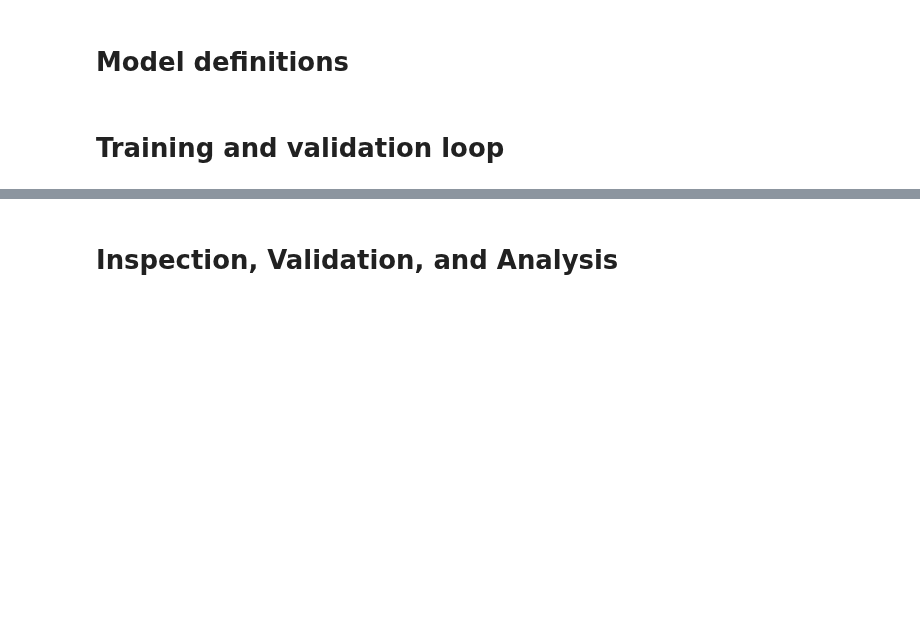
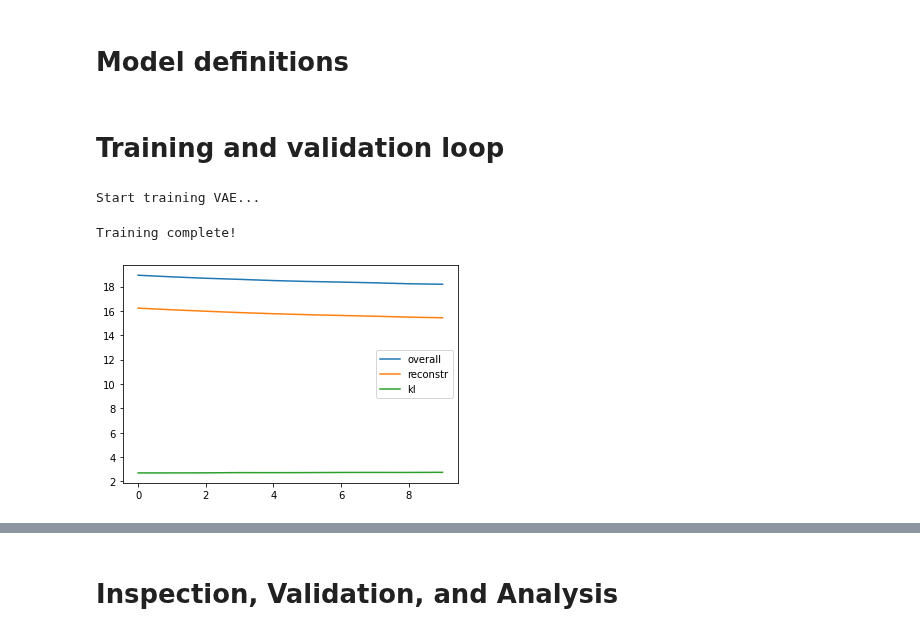
Before and after one commit to mandjevant/tue-deeplearning, a Jupyter notebook: assignments/assignment_4/assignment_4_skeleton_peter.ipynb, the cells around one changed output, grey strips where cells are left out. Saved outputs shown, nothing was run; the diff lists cells and outputs as text; code cells hidden in the pictures; blank space fills up the shorter version.

```diff
--- a/assignments/assignment_4/assignment_4_skeleton_peter.ipynb
+++ b/assignments/assignment_4/assignment_4_skeleton_peter.ipynb
@@ -117,0 +201,77 @@ examples from labeled, repr1, repr2, unlabeled
+# %%
+# write your training and validation loop here
+
+input_dim = 32*32
+hidden_dim = 50
+latent_dim = 10
+n_classes = 5
+
+encoder = Encoder(input_dim=input_dim, hidden_dim=hidden_dim, latent_dim=latent_dim)
+decoder = Decoder(latent_dim=latent_dim, hidden_dim=hidden_dim, output_dim=input_dim)
+classifier = Classifier(latent_dim=latent_dim, hidden_dim=hidden_dim, n_classes=n_classes)
+
+vae = VAE(encoder=encoder, decoder=decoder, classifier=classifier)
+# %%
+# perform training
+
+# First, train on the unlabeled data
+epochs = 10
+
+import torch.optim as optim
+from tqdm import tqdm
+
+lr = 1e-3
+optimizer = optim.Adam(vae.parameters(), lr=lr)
+
+def loss_function(x, x_reconstr, mu, log_sigma, y=None, y_pred=None):
+    reconstr_loss = nn.functional.mse_loss(x_reconstr, x, reduction='sum')
+    kl_loss = 0.5 * torch.sum(mu.pow(2) + (2*log_sigma).exp() - 2*log_sigma - 1)
+    total_loss = reconstr_loss + kl_loss
+    if y is not None and y_pred is not None:
+        # TODO: add classification loss here (cross entropy)
+        # TODO: should this also add some kind of divergence to push different classes away?????
+        pass
+    return total_loss, reconstr_loss, kl_loss
+
+def fit_unlabeled(model, dl):
+    print("Start training VAE...")
+    loss_graph = {'overall': [], 'reconstr': [], 'kl': []}
+    for epoch in tqdm(range(epochs)):
+        model.train()
+        overall_loss = 0
+        overall_reconstr_loss = 0
+        overall_kl_loss = 0
+        n_datapoints = 0
+        for x in dl:
+            optimizer.zero_grad()
+
+            # y is unused for unlabeled data
+            x_reconstr, mu, log_sigma, y = model(x)
+            loss, reconstr_loss, kl_loss = loss_function(x, x_reconstr, mu, log_sigma)
+
+            overall_loss += loss.item()
+            overall_reconstr_loss += reconstr_loss.item()
+            overall_kl_loss += kl_loss.item()
+
+            loss.backward()
+            optimizer.step()
+
+            n_datapoints += batch_size
+        loss_graph['overall'].append(overall_loss / n_datapoints)
+        loss_graph['reconstr'].append(overall_reconstr_loss / n_datapoints)
+        loss_graph['kl'].append(overall_kl_loss / n_datapoints)
+
+    print("Training complete!")
+    return loss_graph
+
+graph = fit_unlabeled(vae, DataLoader(unlabeled_ds, batch_size=batch_size, shuffle=True))
+# %% [output]
+Start training VAE...
+Training complete!
+# %%
+for label in ['overall', 'reconstr', 'kl']:
+    plt.plot(np.arange(0, epochs), graph[label], label=label)
+plt.legend()
+plt.show()
+# %% [output]
+[figure, added]
```
Also changed, not shown: parts of 7 cells of this notebook.
